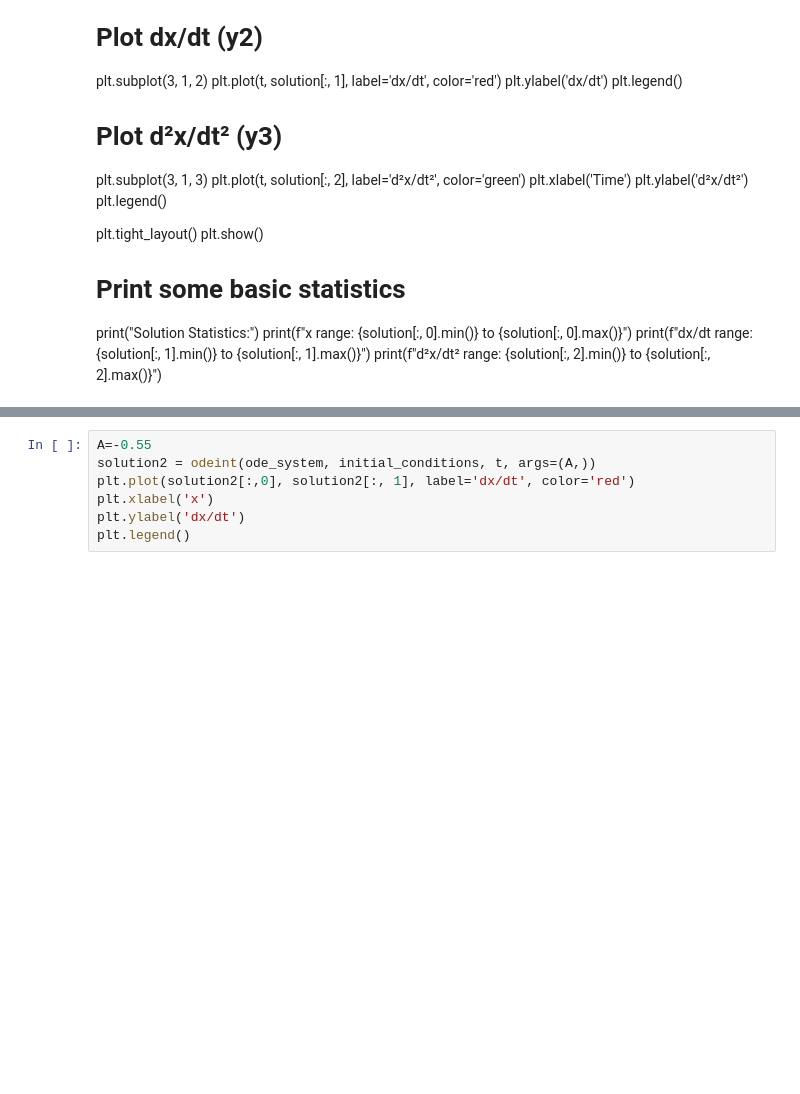
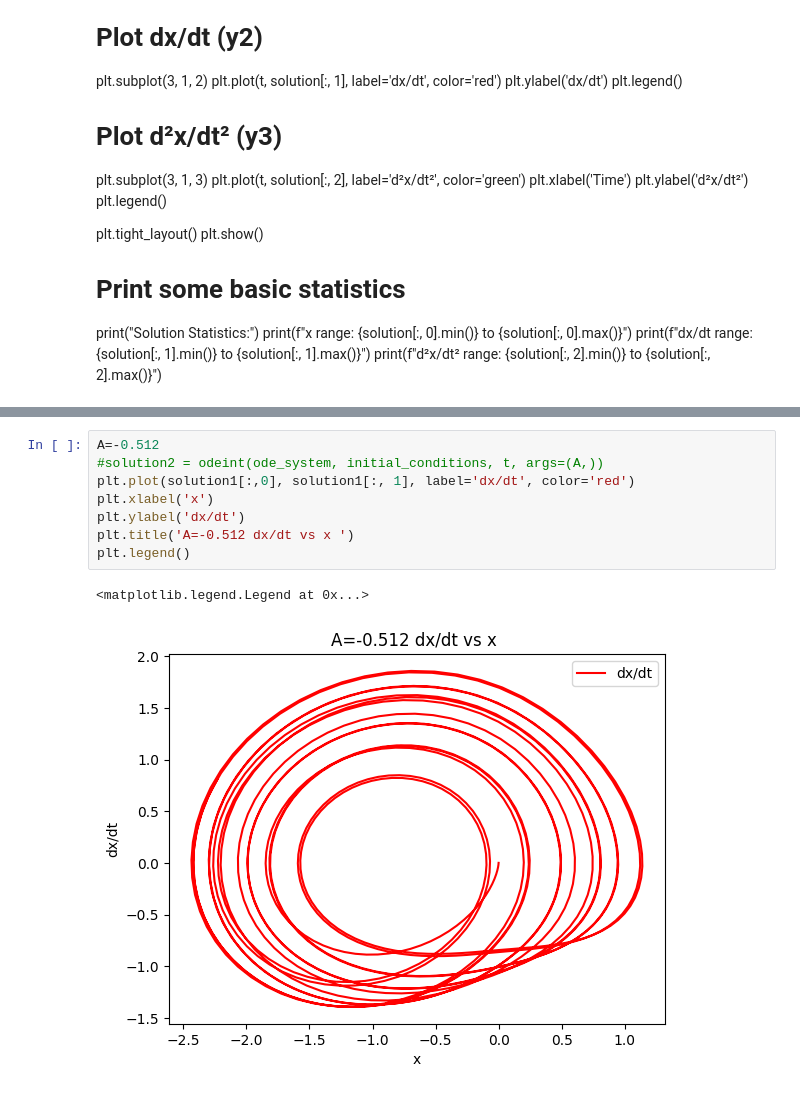
Before and after one commit to TMcHenry22/Physics3Lab, a Jupyter notebook: Nonlinear Circuit Lab.ipynb, the cells around one changed output, grey strips where cells are left out. Saved outputs shown, nothing was run; the diff lists cells and outputs as text; blank space fills up the shorter version.

```diff
--- a/Nonlinear Circuit Lab.ipynb
+++ b/Nonlinear Circuit Lab.ipynb
@@ -254,9 +264,13 @@ plt.legend()
 # %%
-A=-0.55
-solution2 = odeint(ode_system, initial_conditions, t, args=(A,))
-plt.plot(solution2[:,0], solution2[:, 1], label='dx/dt', color='red')
+A=-0.512
+#solution2 = odeint(ode_system, initial_conditions, t, args=(A,))
+plt.plot(solution1[:,0], solution1[:, 1], label='dx/dt', color='red')
 plt.xlabel('x')
 plt.ylabel('dx/dt')
+plt.title('A=-0.512 dx/dt vs x ')
 plt.legend()
+# %% [output]
+<matplotlib.legend.Legend at 0x...>
+[figure, added]
 # %%
 # Plot d²x/dt² (y3)
```
Also changed, not shown: parts of 7 cells of this notebook.
